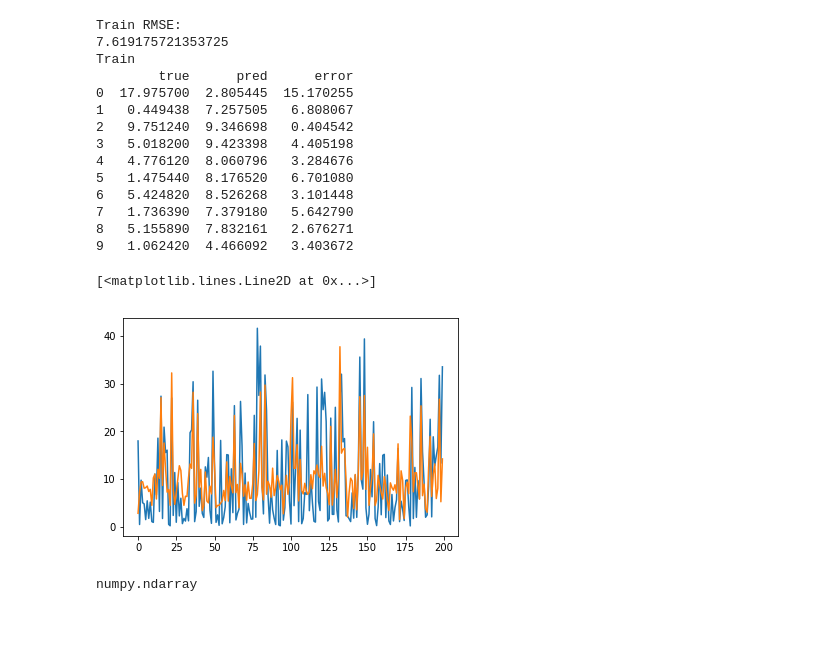
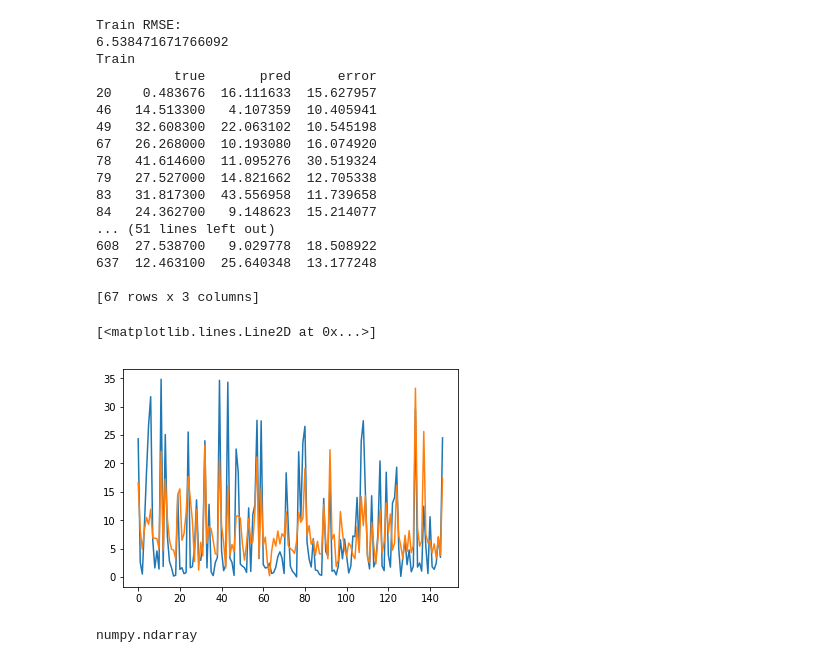
Before and after one commit to shreyaj1212/Influenza-Trends, a Jupyter notebook: Regression-Percentage.ipynb, the cells around one changed output. Drawn from its saved outputs; the diff is of its cells as text; code cells hidden in the pictures; blank space fills up the shorter version.

Commit message:
finished percent positive elastic net model
But I still haven't tested it on the test data yet.

```diff
--- a/Regression-Percentage.ipynb
+++ b/Regression-Percentage.ipynb
@@ -34,3 +115,22 @@ flu_symptoms = flu_symptoms.rename(columns={'flu_symptoms: (United States)':'pop
+# %%
+temp = get_col_derv('CC')
+data=pd.concat([data,temp],axis=1)
+data=data.rename(columns={0:'CC dervs'})
+# %%
+temp = get_col_derv('COUGH')
+data=pd.concat([data,temp],axis=1)
+data=data.rename(columns={0:'COUGH dervs'})
+# %%
+temp = get_col_derv('INF_SYMP')
+data=pd.concat([data,temp],axis=1)
+data=data.rename(columns={0:'INF_SYMP dervs'})
+# %%
+temp = get_col_derv('sines')
+data=pd.concat([data,temp],axis=1)
+data=data.rename(columns={0:'sines dervs'})
+temp = get_col_derv('cos')
+data=pd.concat([data,temp],axis=1)
+data=data.rename(columns={0:'cos dervs'})
 # %%
 data
 # %% [output]
@@ -78,56 +159,59 @@ data_train, data_val = train_test_split(data, test_size = 0.20, random_state = 0
 y_train = data_train['PERCENT POSITIVE']
 y_val = data_val['PERCENT POSITIVE']
 
-X_train = data_train[['INFL','FLU','OSELT','GRIPE','VACC','COUGH']]
-X_val = data_val[['INFL','FLU','OSELT','GRIPE','VACC','COUGH']]
+X_train = data_train[['INFL','FLU','OSELT','GRIPE','VACC','COUGH','CC','sines','FLU_SYMP','INF_SYMP','PREV','cos','FLU dervs','FLU_SYMP dervs','CC dervs','COUGH dervs','INF_SYMP dervs','sines dervs','cos dervs']]
+X_val = data_val[['INFL','FLU','OSELT','GRIPE','VACC','COUGH','CC','sines','FLU_SYMP','INF_SYMP','PREV','cos','FLU dervs','FLU_SYMP dervs','CC dervs','COUGH dervs','INF_SYMP dervs','sines dervs','cos dervs']]
 
 from sklearn.linear_model import ElasticNet
 
 clf = ElasticNet(random_state=0)
 clf.fit(X_train, y_train)
 
 from sklearn.metrics import auc
 
 y_train = np.array(y_train).reshape(len(y_train))
 
 y_train_predict = clf.predict(X_train).reshape(len(X_train))
 for i in range(len(y_train_predict)):
     if y_train_predict[i]<0.0:
         y_train_predict[i]=abs(y_train_predict[i])
 
 train_rmse = np.sqrt(((y_train-y_train_predict)**2).mean())
 
 train_deeta = {'true': y_train,"pred": y_train_predict,"error": abs(y_train-y_train_predict)}
 print("Train RMSE:")
 print(train_rmse)
 train_compare = pd.DataFrame(train_deeta)
 
 print("Train")
-print(train_compare.head(10), "\n")
+print(train_compare[train_compare['error']>10], "\n")
 
-x=np.arange(0,200)
-y=train_compare['true'].iloc[:200]
+x=np.arange(0,147)
+y=train_compare['true'].iloc[500:700]
 plt.plot(x,y)
 
-y=train_compare['pred'].iloc[:200]
+y=train_compare['pred'].iloc[500:700]
 plt.plot(x,y)
 # %% [output]
 Train RMSE:
-7.619175721353725
+6.538471671766092
 Train
-        true      pred      error
-0  17.975700  2.805445  15.170255
-1   0.449438  7.257505   6.808067
-2   9.751240  9.346698   0.404542
-3   5.018200  9.423398   4.405198
-4   4.776120  8.060796   3.284676
-5   1.475440  8.176520   6.701080
-6   5.424820  8.526268   3.101448
-7   1.736390  7.379180   5.642790
-8   5.155890  7.832161   2.676271
-9   1.062420  4.466092   3.403672
+          true       pred      error
+20    0.483676  16.111633  15.627957
+46   14.513300   4.107359  10.405941
+49   32.608300  22.063102  10.545198
+67   26.268000  10.193080  16.074920
+78   41.614600  11.095276  30.519324
+79   27.527000  14.821662  12.705338
+83   31.817300  43.556958  11.739658
+84   24.362700   9.148623  15.214077
+... (51 lines left out)
+608  27.538700   9.029778  18.508922
+637  12.463100  25.640348  13.177248
+
+[67 rows x 3 columns]
 [<matplotlib.lines.Line2D at 0x...>]
-[figure, old version]
+[figure, new version]
 # %%
 # %% [output]
 numpy.ndarray
```
Also changed, not shown: parts of 13 cells of this notebook, 11 other files.
